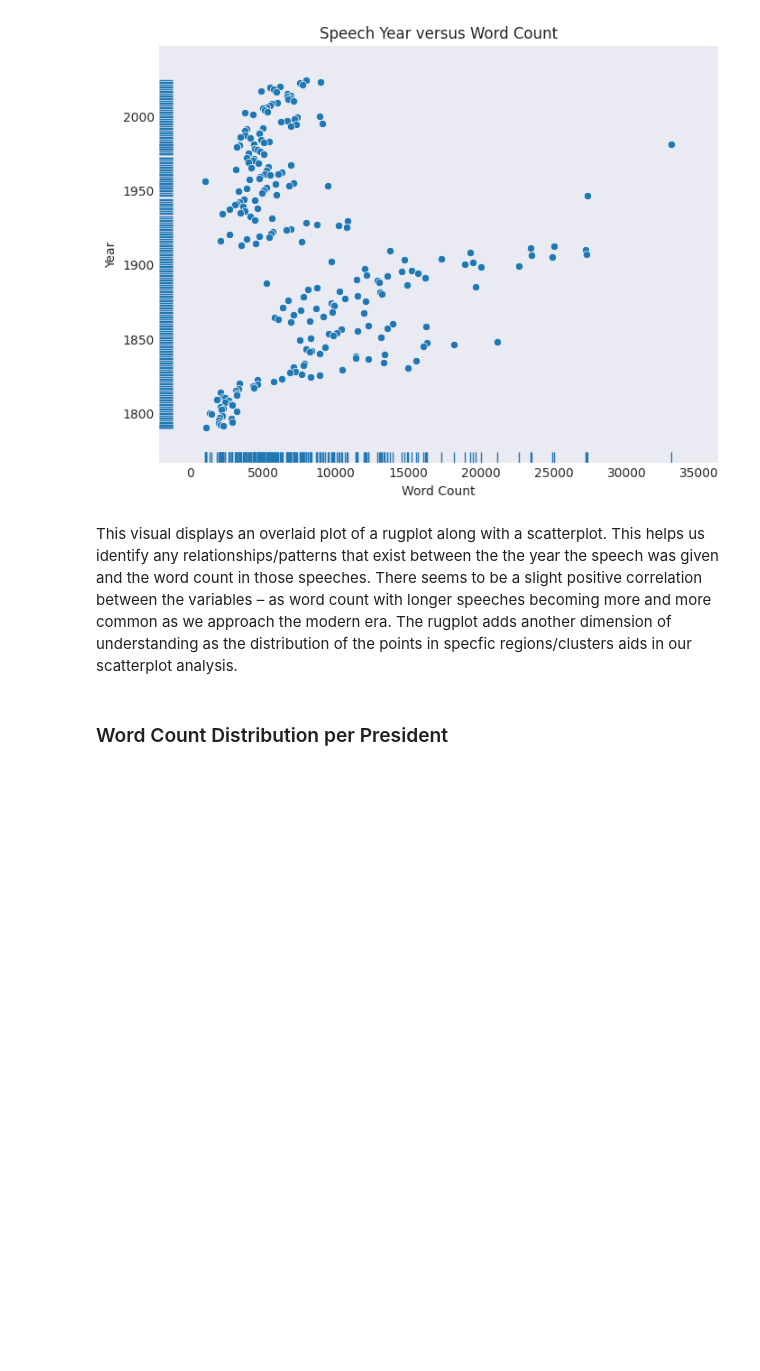
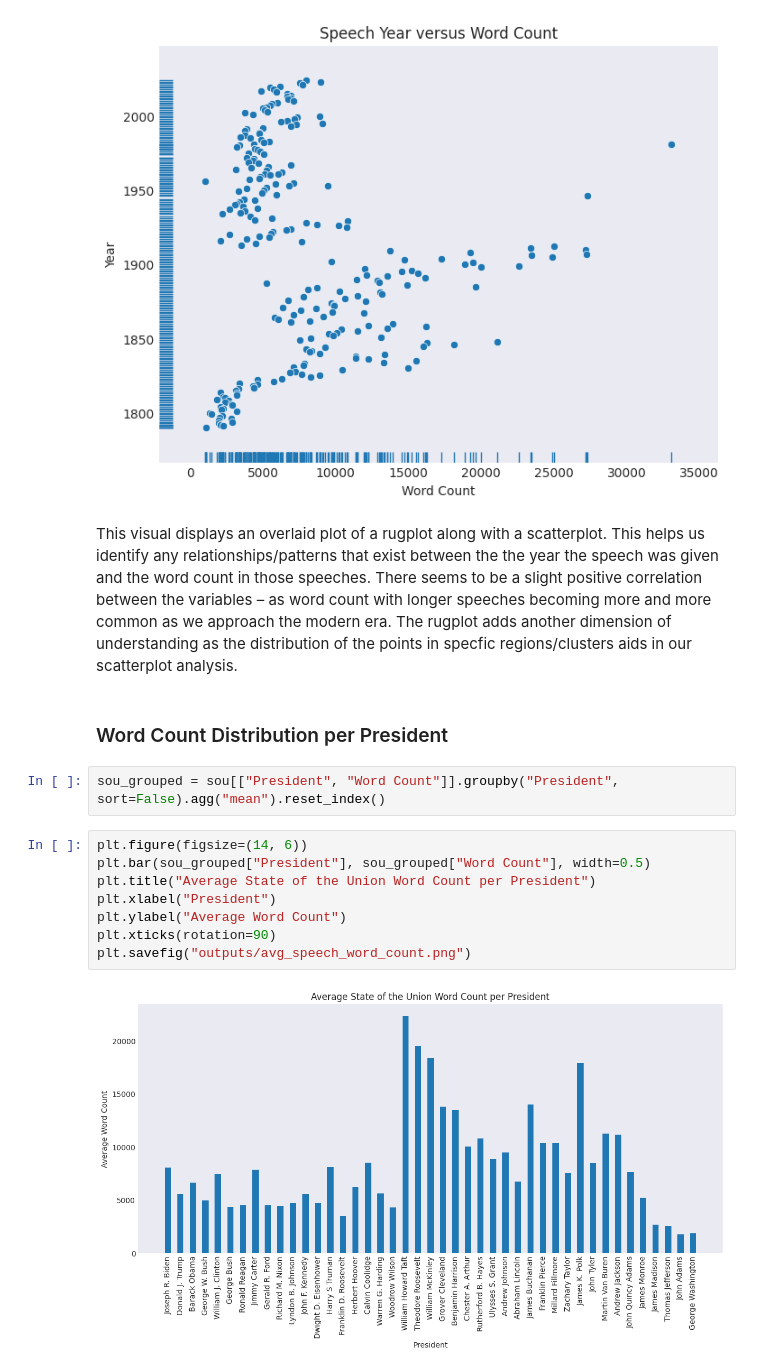
Before and after one commit to UCB-stat-159-f25/proj02-group19, a Jupyter notebook: nlp-P01.ipynb, the cells around one changed output. Drawn from its saved outputs; the diff is of its cells as text; blank space fills up the shorter version.

Commit message:
completed plot 5 of part 1

```diff
--- a/nlp-P01.ipynb
+++ b/nlp-P01.ipynb
@@ -97,3 +97,15 @@ plt.savefig("outputs/word_distribution_over_year.png")
 This visual displays an overlaid plot of a rugplot along with a scatterplot. This helps us identify any relationships/patterns that exist between the the year the speech was given and the word count in those speeches. There seems to be a slight positive correlation between the variables – as word count with longer speeches becoming more and more common as we approach the modern era. The rugplot adds another dimension of understanding as the distribution of the points in specfic regions/clusters aids in our scatterplot analysis.
 # %% [markdown]
 ### Word Count Distribution per President
+# %%
+sou_grouped = sou[["President", "Word Count"]].groupby("President", sort=False).agg("mean").reset_index()
+# %%
+plt.figure(figsize=(14, 6))
+plt.bar(sou_grouped["President"], sou_grouped["Word Count"], width=0.5)
+plt.title("Average State of the Union Word Count per President")
+plt.xlabel("President")
+plt.ylabel("Average Word Count")
+plt.xticks(rotation=90)
+plt.savefig("outputs/avg_speech_word_count.png")
+# %% [output]
+[figure, added]
```
Also changed, not shown: parts of 1 cell of this notebook, 1 other file.
